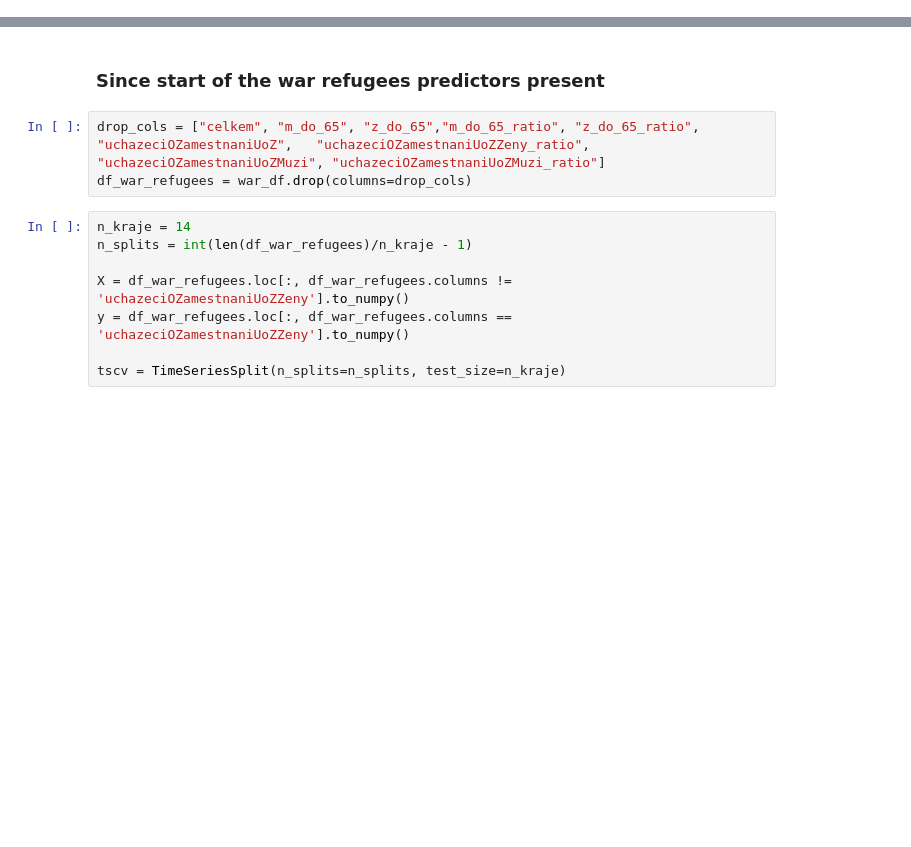
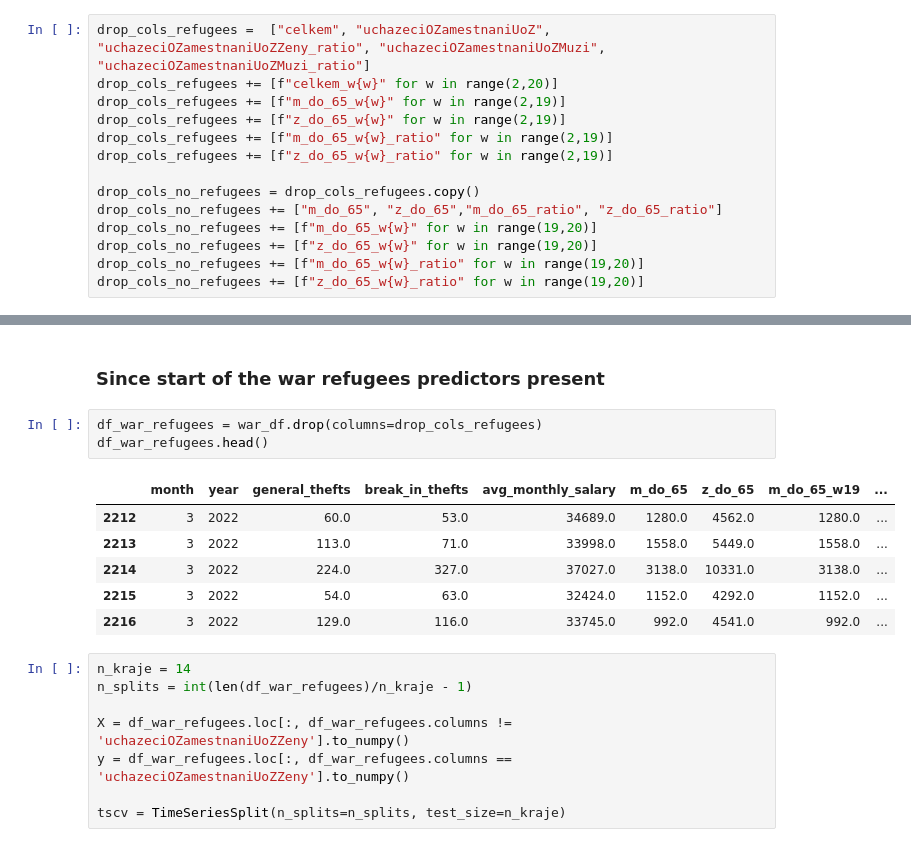
Before and after one commit to DianaKorladinova/SAN_Unemployment_Refugees, a Jupyter notebook: models/models.ipynb, the cells around one changed output, grey strips where cells are left out. Cells and saved outputs as stored; diff of their text form; blank space fills up the shorter version.

```diff
--- a/models/models.ipynb
+++ b/models/models.ipynb
@@ -58,6 +50,20 @@ df = df.drop(columns=drop_cols)
 war_df = df.iloc[(158*14):, :]
 
 results = []
+# %%
+drop_cols_refugees =  ["celkem", "uchazeciOZamestnaniUoZ",	"uchazeciOZamestnaniUoZZeny_ratio", "uchazeciOZamestnaniUoZMuzi", "uchazeciOZamestnaniUoZMuzi_ratio"]
+drop_cols_refugees += [f"celkem_w{w}" for w in range(2,20)]
+drop_cols_refugees += [f"m_do_65_w{w}" for w in range(2,19)]
+drop_cols_refugees += [f"z_do_65_w{w}" for w in range(2,19)]
+drop_cols_refugees += [f"m_do_65_w{w}_ratio" for w in range(2,19)]
+drop_cols_refugees += [f"z_do_65_w{w}_ratio" for w in range(2,19)]
+
+drop_cols_no_refugees = drop_cols_refugees.copy()
+drop_cols_no_refugees += ["m_do_65", "z_do_65","m_do_65_ratio", "z_do_65_ratio"]
+drop_cols_no_refugees += [f"m_do_65_w{w}" for w in range(19,20)]
+drop_cols_no_refugees += [f"z_do_65_w{w}" for w in range(19,20)]
+drop_cols_no_refugees += [f"m_do_65_w{w}_ratio" for w in range(19,20)]
+drop_cols_no_refugees += [f"z_do_65_w{w}_ratio" for w in range(19,20)]
 # %% [markdown]
 ## Model Training and Evaluation
 # %% [markdown]
@@ -103,8 +121,15 @@ def eval_tscv(tscv: TimeSeriesSplit, alpha: float, X, y, weights, verbose: bool
 # %% [markdown]
 ### Since start of the war refugees predictors present
-# %%
-drop_cols = ["celkem", "m_do_65", "z_do_65","m_do_65_ratio", "z_do_65_ratio", "uchazeciOZamestnaniUoZ",	"uchazeciOZamestnaniUoZZeny_ratio", "uchazeciOZamestnaniUoZMuzi", "uchazeciOZamestnaniUoZMuzi_ratio"]
-df_war_refugees = war_df.drop(columns=drop_cols)
+# %%
+df_war_refugees = war_df.drop(columns=drop_cols_refugees)
+df_war_refugees.head()
+# %% [output]
+|  | month | year | general_thefts | break_in_thefts | avg_monthly_salary | m_do_65 | z_do_65 | m_do_65_w19 | ... |
+| 2212 | 3 | 2022 | 60.0 | 53.0 | 34689.0 | 1280.0 | 4562.0 | 1280.0 | ... |
+| 2213 | 3 | 2022 | 113.0 | 71.0 | 33998.0 | 1558.0 | 5449.0 | 1558.0 | ... |
+| 2214 | 3 | 2022 | 224.0 | 327.0 | 37027.0 | 3138.0 | 10331.0 | 3138.0 | ... |
+| 2215 | 3 | 2022 | 54.0 | 63.0 | 32424.0 | 1152.0 | 4292.0 | 1152.0 | ... |
+| 2216 | 3 | 2022 | 129.0 | 116.0 | 33745.0 | 992.0 | 4541.0 | 992.0 | ... |
 # %%
 n_kraje = 14
 n_splits = int(len(df_war_refugees)/n_kraje - 1)
```
Also changed, not shown: parts of 27 cells of this notebook.
